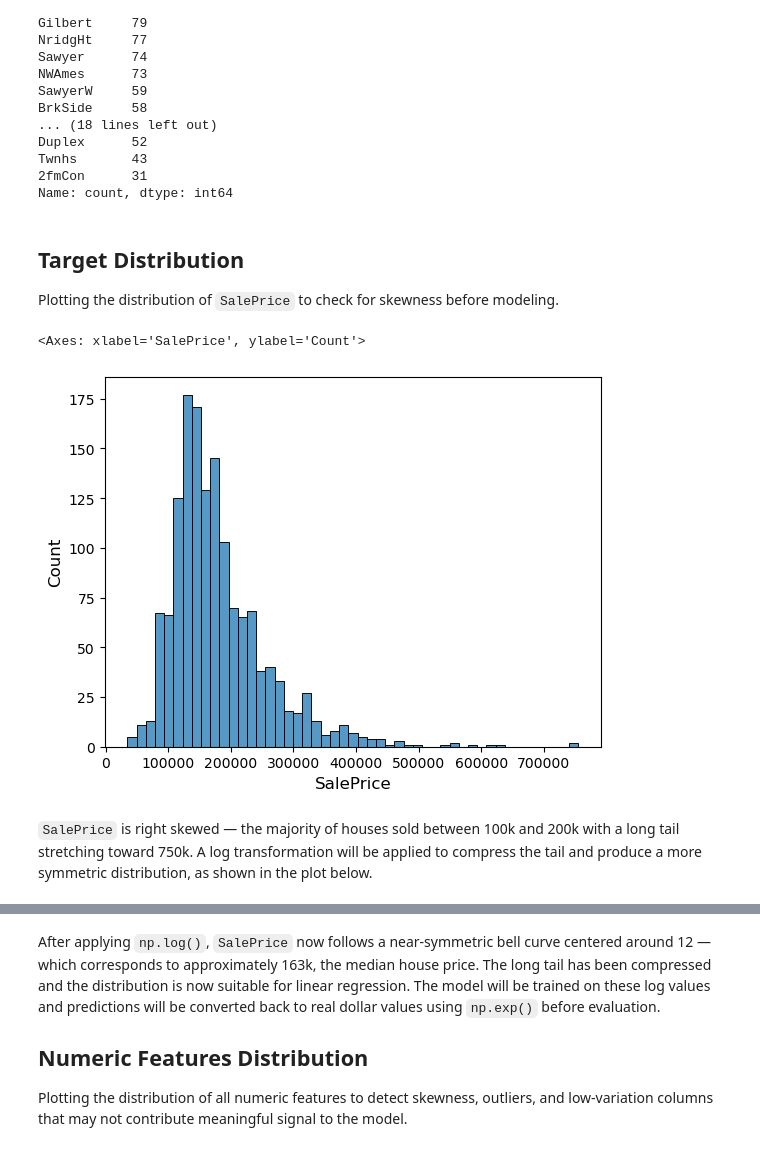
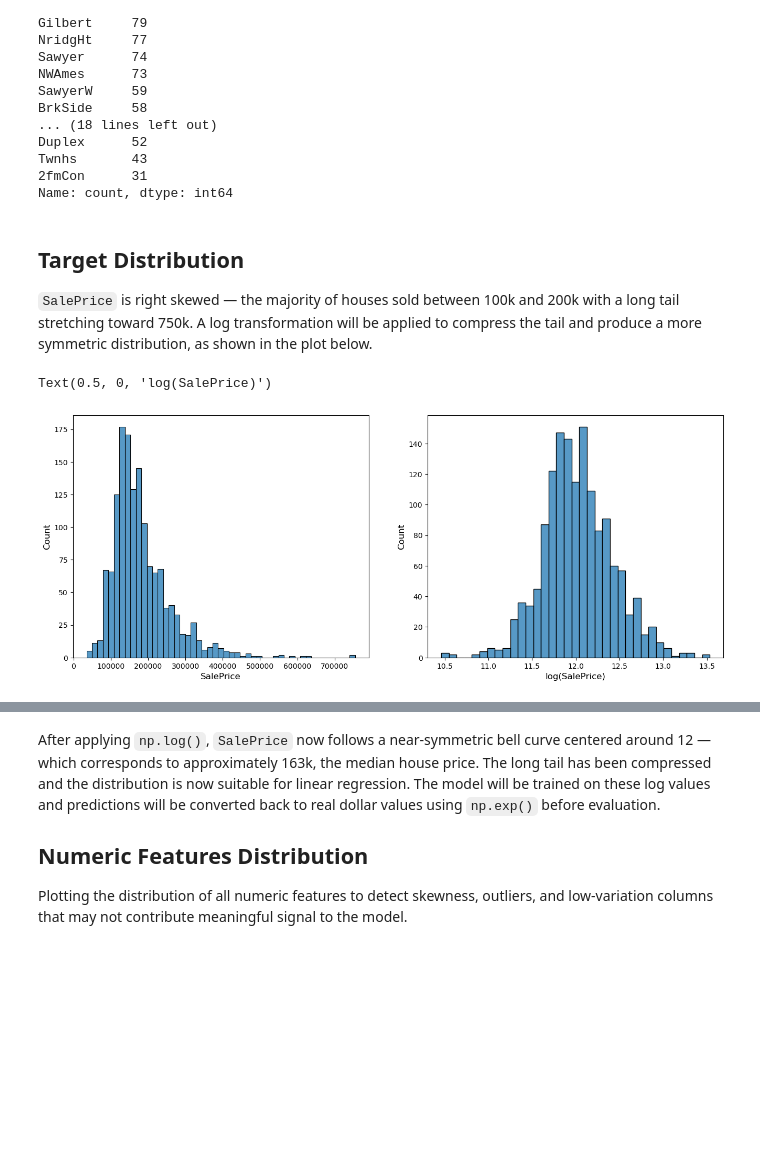
Before and after one commit to tammem-benyoussef/house-price-prediction, a Jupyter notebook: house_prices_regression.ipynb, the cells around one changed output, grey strips where cells are left out. Saved outputs shown, nothing was run; the diff lists cells and outputs as text; code cells hidden in the pictures; blank space fills up the shorter version.

```diff
--- a/house_prices_regression.ipynb
+++ b/house_prices_regression.ipynb
@@ -132,11 +132,12 @@ Name: count, dtype: int64
 # %% [markdown]
 ## **Target Distribution**
 
-Plotting the distribution of `SalePrice` to check for skewness before modeling.
+`SalePrice` is right skewed — the majority of houses sold between 100k and 200k with a long tail stretching toward 750k. A log transformation will be applied to compress the tail and produce a more symmetric distribution, as shown in the plot below.
 # %%
-sns.histplot(df['SalePrice'])
+f, ax = plt.subplots(1, 2, figsize=(16, 6))
+sns.histplot(df['SalePrice'], ax=ax[0])
+sns.histplot(np.log(df['SalePrice']), ax=ax[1])
+ax[1].set_xlabel('log(SalePrice)')
 # %% [output]
-<Axes: xlabel='SalePrice', ylabel='Count'>
+Text(0.5, 0, 'log(SalePrice)')
-[figure, old version]
+[figure, new version]
-# %% [markdown]
-`SalePrice` is right skewed — the majority of houses sold between 100k and 200k with a long tail stretching toward 750k. A log transformation will be applied to compress the tail and produce a more symmetric distribution, as shown in the plot below.
```
Also changed, not shown: parts of 1 cell of this notebook.
